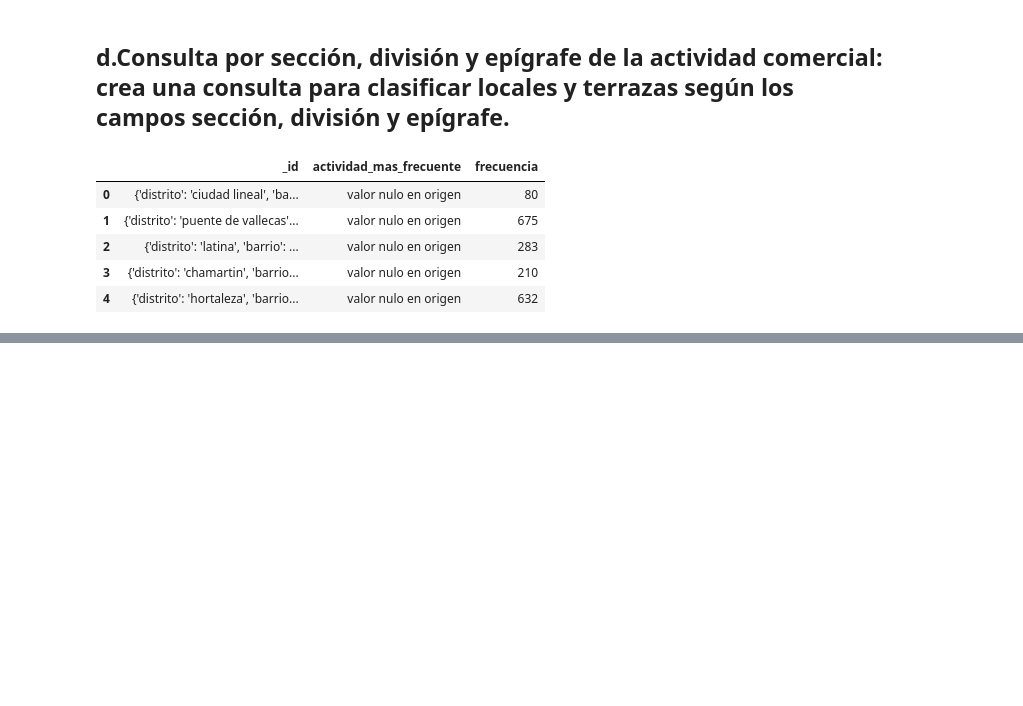
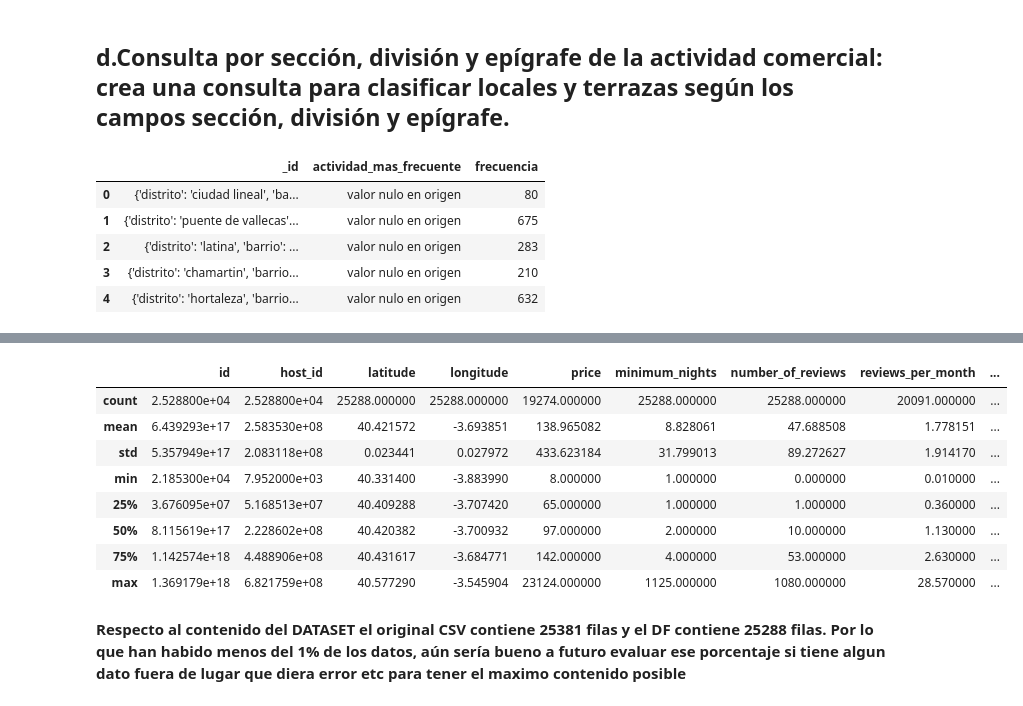
Before and after one commit to DylanGuerraR/NoSQL_Pl_master, a Jupyter notebook: Querys_NoSQL.ipynb, the cells around one changed output, grey strips where cells are left out. Cells and saved outputs as stored; diff of their text form; code cells hidden in the pictures; blank space fills up the shorter version.

Commit message:
Implementación de AIRBNB en la nueva base datos solo quedan consultas en este punto

```diff
--- a/Querys_NoSQL.ipynb
+++ b/Querys_NoSQL.ipynb
@@ -495,0 +502,10 @@ mostrar_resultado(result,5)
+# %%
+# Cargar el archivo CSV (ajusta la ruta a la tuya si es necesario)
+ruta_csv = "data_files/airbnb_alojamientos.csv"
+df_airbnb = pd.read_csv(
+     ruta_csv,
+     sep = ",",
+     skip_blank_lines = True,
+     on_bad_lines ='skip',
+     encoding = 'utf-8'
+    )
@@ -495,0 +523,14 @@ mostrar_resultado(result,5)
+# %%
+df_airbnb.describe()
+# %% [output]
+|  | id | host_id | latitude | longitude | price | minimum_nights | number_of_reviews | reviews_per_month | ... |
+| count | 2.528800e+04 | 2.528800e+04 | 25288.000000 | 25288.000000 | 19274.000000 | 25288.000000 | 25288.000000 | 20091.000000 | ... |
+| mean | 6.439293e+17 | 2.583530e+08 | 40.421572 | -3.693851 | 138.965082 | 8.828061 | 47.688508 | 1.778151 | ... |
+| std | 5.357949e+17 | 2.083118e+08 | 0.023441 | 0.027972 | 433.623184 | 31.799013 | 89.272627 | 1.914170 | ... |
+| min | 2.185300e+04 | 7.952000e+03 | 40.331400 | -3.883990 | 8.000000 | 1.000000 | 0.000000 | 0.010000 | ... |
+| 25% | 3.676095e+07 | 5.168513e+07 | 40.409288 | -3.707420 | 65.000000 | 1.000000 | 1.000000 | 0.360000 | ... |
+| 50% | 8.115619e+17 | 2.228602e+08 | 40.420382 | -3.700932 | 97.000000 | 2.000000 | 10.000000 | 1.130000 | ... |
+| 75% | 1.142574e+18 | 4.488906e+08 | 40.431617 | -3.684771 | 142.000000 | 4.000000 | 53.000000 | 2.630000 | ... |
+| max | 1.369179e+18 | 6.821759e+08 | 40.577290 | -3.545904 | 23124.000000 | 1125.000000 | 1080.000000 | 28.570000 | ... |
+# %% [markdown]
+**Respecto al contenido del DATASET el original CSV contiene 25381 filas y el DF contiene 25288 filas. Por lo que han habido menos del 1% de los datos, aún sería bueno a futuro evaluar ese porcentaje si tiene algun dato fuera de lugar que diera error etc para tener el maximo contenido posible**
```
Also changed, not shown: parts of 20 cells of this notebook, 1 other file.
